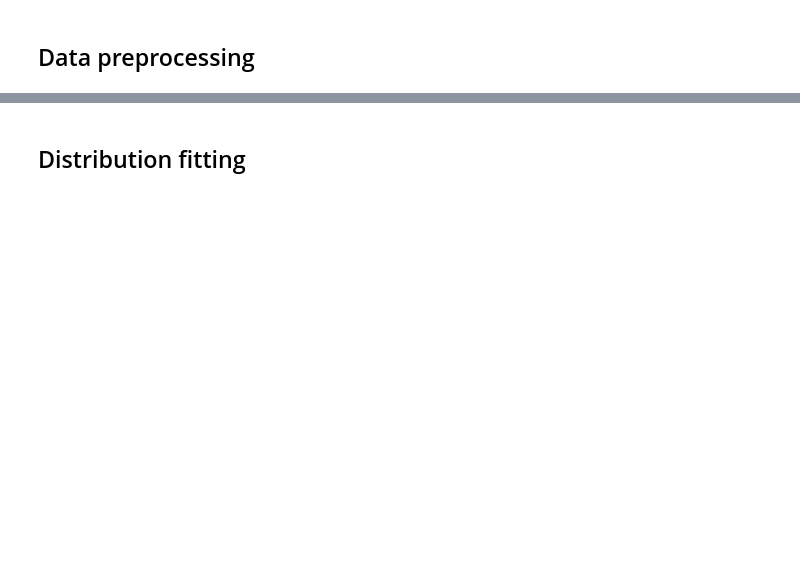
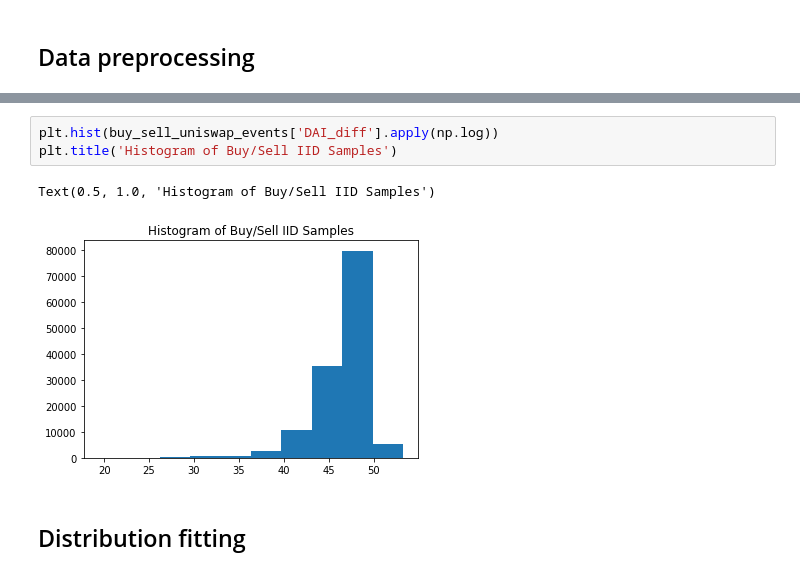
Before and after one commit to BlockScience/reflexer, a Jupyter notebook: notebooks/Stochastic_Generators/Uniswap_process_modeling.ipynb, the cells around one changed output, grey strips where cells are left out. Drawn from its saved outputs; the diff is of its cells as text; blank space fills up the shorter version.

```diff
--- a/notebooks/Stochastic_Generators/Uniswap_process_modeling.ipynb
+++ b/notebooks/Stochastic_Generators/Uniswap_process_modeling.ipynb
@@ -80,5 +117,11 @@ buy_sell_uniswap_events.plot(x='timestep',y='DAI_diff',title='Dai Buy/Sell Univa
 # %% [output]
 <AxesSubplot:title={'center':'Dai Buy/Sell Univariate Series'}, xlabel='timestep'>
 [figure]
+# %%
+plt.hist(buy_sell_uniswap_events['DAI_diff'].apply(np.log))
+plt.title('Histogram of Buy/Sell IID Samples')
+# %% [output]
+Text(0.5, 1.0, 'Histogram of Buy/Sell IID Samples')
+[figure, added]
 # %% [markdown]
 ## Distribution fitting
```
Also changed, not shown: parts of 20 cells of this notebook, 2 other files.
